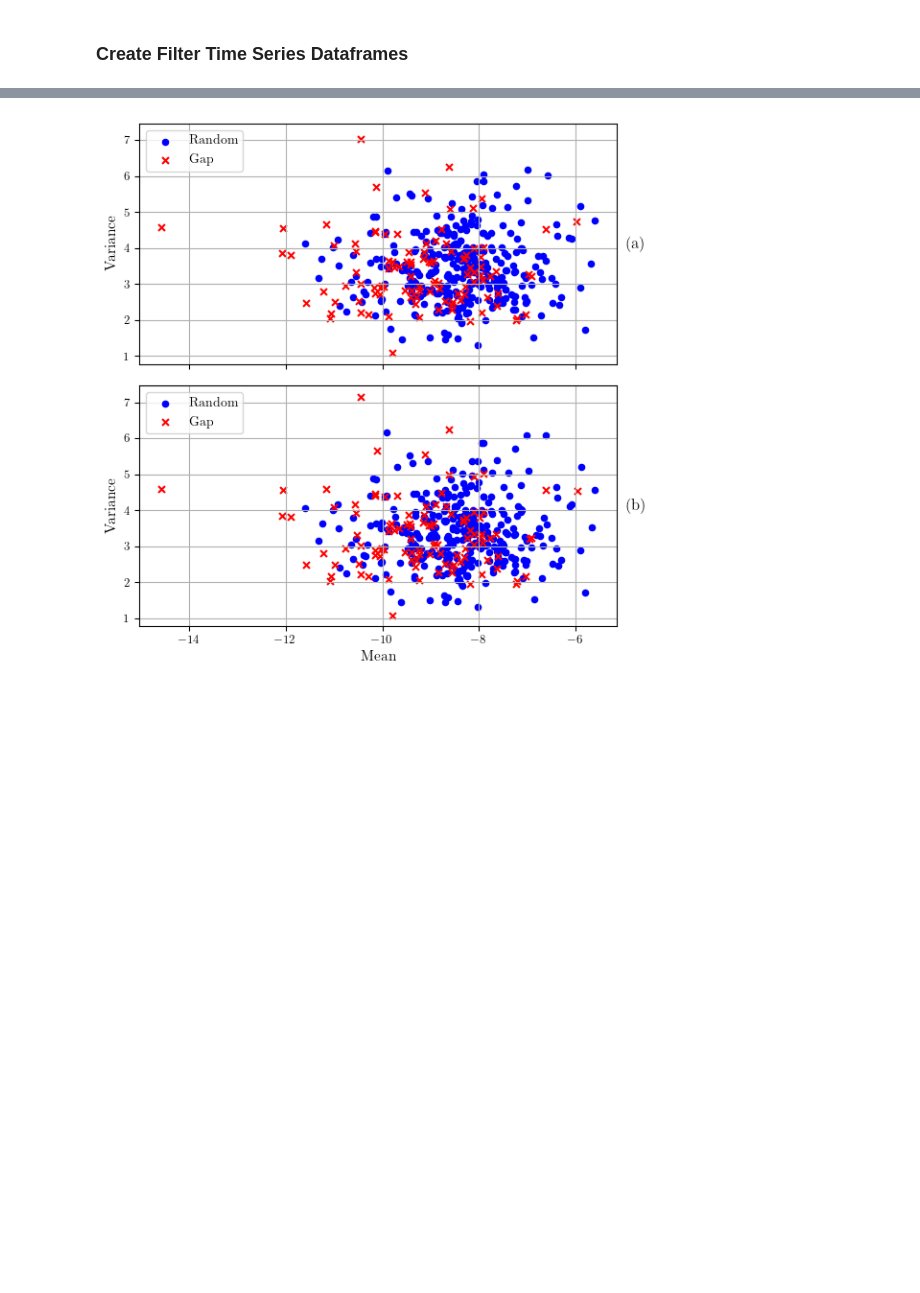
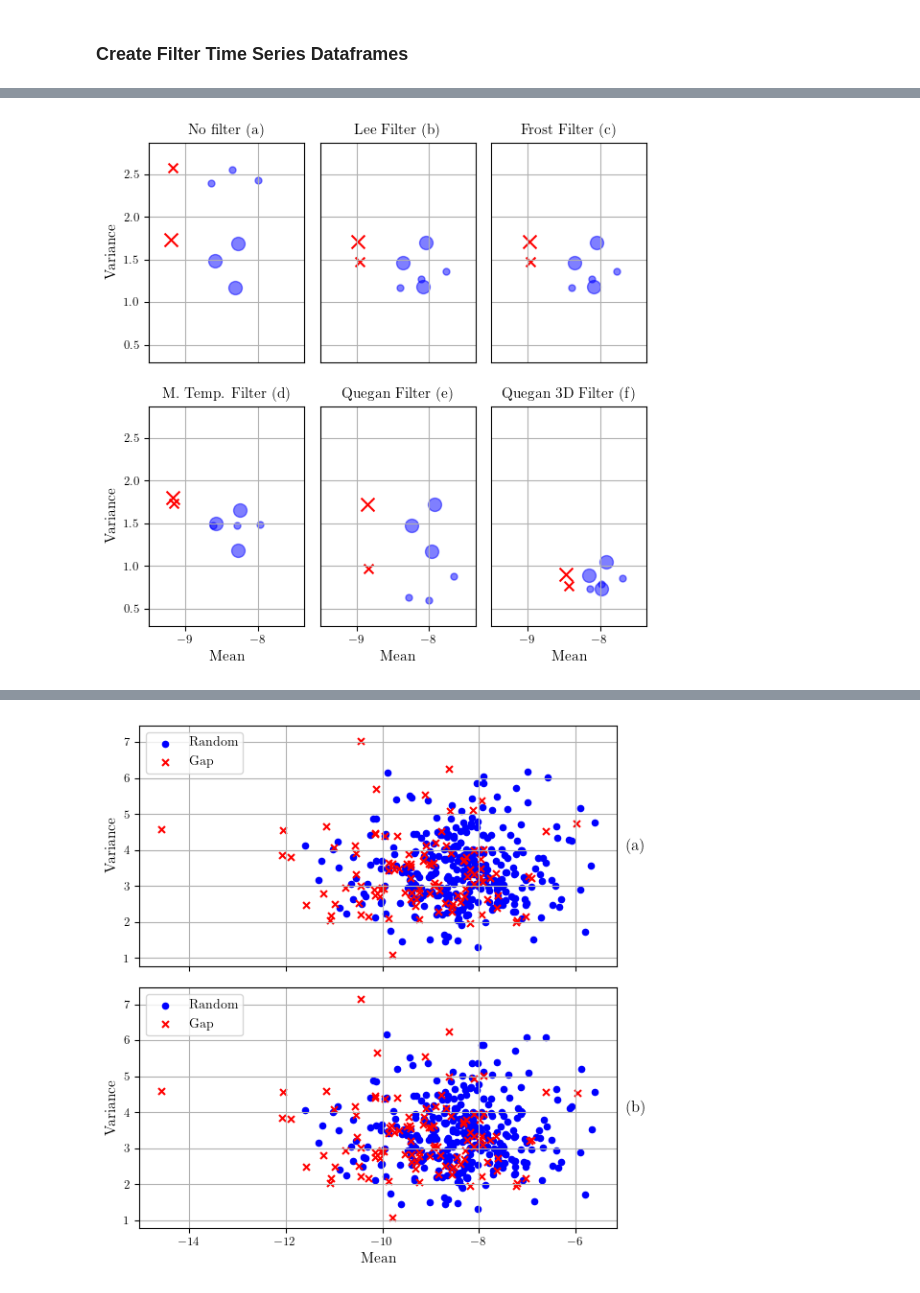
Before and after one commit to ol-webb/tree_gaps4, a Jupyter notebook: all_gaps_mk2/main1.ipynb, the cells around one changed output, grey strips where cells are left out. Saved outputs shown, nothing was run; the diff lists cells and outputs as text; code cells hidden in the pictures; blank space fills up the shorter version.

```diff
--- a/all_gaps_mk2/main1.ipynb
+++ b/all_gaps_mk2/main1.ipynb
@@ -1603,8 +1700,10 @@ _2yr_dfs_frost = [df_frost_gaps, [df_series_2yr_random1_frost,df_series_2yr_rand
 _2yr_dfs_lee = [df_lee_gaps, [df_series_2yr_random1_lee,df_series_2yr_random2_lee,df_series_2yr_random3_lee]]
 _2yr_dfs_temporal = [df_temporal_gaps, [df_series_2yr_random1_temporal,df_series_2yr_random2_temporal,df_series_2yr_random3_temporal]]
 _2yr_dfs_temporal_lee = [df_temporal_lee_gaps, [df_series_2yr_random1_temporal_lee,df_series_2yr_random2_temporal_lee,df_series_2yr_random3_temporal_lee]]
-_2yr_dfs_lee_temporal = [df_lee_temporal_gaps, [df_series_2yr_random1_lee_temporal,df_series_2yr_random2_lee_temporal,df_series_2yr_random3_lee_temporal]]
-_2yr_dfs_wiener = [df_wiener_gaps, [df_series_2yr_random1_wiener,df_series_2yr_random2_wiener,df_series_2yr_random3_wiener]]
+_2yr_dfs_temporal_frost = [df_temporal_frost_gaps, [df_series_2yr_random1_temporal_frost,df_series_2yr_random2_temporal_frost,df_series_2yr_random3_temporal_frost]]
+_2yr_dfs_quegan = [df_quegan_gaps, [df_series_2yr_random1_quegan,df_series_2yr_random2_quegan,df_series_2yr_random3_quegan]]
+_2yr_dfs_temporal_quegan = [df_temporal_quegan_gaps, [df_series_2yr_random1_temporal_quegan,df_series_2yr_random2_temporal_quegan,df_series_2yr_random3_temporal_quegan]]
+_2yr_dfs_quegan3d = [df_quegan3d_gaps, [df_series_2yr_random1_quegan3d,df_series_2yr_random2_quegan3d,df_series_2yr_random3_quegan3d]]
 # %%
 def extract_variances(dfs):
     variances = []
@@ -1732,3 +1833,83 @@ plt.show()
+# %%
+
+def plot_side_by_side_6(dfs1, dfs2, dfs3, dfs4, dfs5, dfs6, labels1, labels2, labels3, labels4, labels5, labels6):
+    fig, axs = plt.subplots(2, 3, figsize=(6, 6), sharex=True, sharey=True)
+
+    # Initialize lists to hold all the scatter points for x and y
+    all_x = []
+    all_y = []
+
+    def plot_scatter(ax, gap_df, random_dfs, color_gap, color_random):
+        (ensemble_mean, ensemble_var), (aggregate_mean, aggregate_var) = aggregate_and_ensemble_vals(gap_df)
+        all_x.extend([ensemble_mean, aggregate_mean])
+        all_y.extend([ensemble_var, aggregate_var])
+        ax.scatter(ensemble_mean, ensemble_var, color=color_gap, marker='x', s=100, label='Gap - Ensemble')
+        ax.scatter(aggregate_mean, aggregate_var, color=color_gap, marker='x', s=50, label='Gap - Aggregate')
+        for df in random_dfs:
+            (ensemble_mean, ensemble_var), (aggregate_mean, aggregate_var) = aggregate_and_ensemble_vals(df)
+            all_x.extend([ensemble_mean, aggregate_mean])
+            all_y.extend([ensemble_var, aggregate_var])
+            ax.scatter(ensemble_mean, ensemble_var, color=color_random, marker='o', s=100, label='Random - Ensemble', alpha=0.5)
+            ax.scatter(aggregate_mean, aggregate_var, color=color_random, marker='o', s=25, label='Random - Aggregate', alpha=0.5)
+
+    # List of dataframes and labels
+    dataframe_list = [dfs1, dfs2, dfs3, dfs4, dfs5, dfs6]
+    labels_list = [labels1, labels2, labels3, labels4, labels5, labels6]
+
+    # Plot for each set of dataframes
+    for idx, (dfs, label) in enumerate(zip(dataframe_list, labels_list)):
+        row, col = divmod(idx, 3)
+        gap_df, random_dfs = dfs
+        plot_scatter(axs[row, col], gap_df, random_dfs, 'red', 'blue')
+        axs[row, col].set_title(label)
+        if row == 1:
+            axs[row, col].set_xlabel('Mean')
+        else:
+            axs[row, col].set_xlabel('')
+            axs[row, col].tick_params(axis='x', which='both', bottom=False)
+        if col == 0:
+            axs[row, col].set_ylabel('Variance')
+        else:
+            axs[row, col].set_ylabel('')
+            axs[row, col].tick_params(axis='y', which='both', left=False)
+        axs[row, col].grid()
+
+    # Compute the min and max for x and y with a 0.3 border
+    x_min, x_max = min(all_x) - 0.3, max(all_x) + 0.3
+    y_min, y_max = min(all_y) - 0.3, max(all_y) + 0.3
+
+    for ax in axs.flat:
+        ax.set_xlim(x_min, x_max)
+        ax.set_ylim(y_min, y_max)
+
+    # Custom legend
+    handles = [
+        plt.Line2D([0], [0], marker='x', color='w', label='Gap - Ensemble', markerfacecolor='none', markeredgecolor='red', markersize=10),
+        plt.Line2D([0], [0], marker='x', color='w', label='Gap - Aggregate', markerfacecolor='none', markeredgecolor='red', markersize=5),
+        plt.Line2D([0], [0], marker='o', color='w', label='Random - Ensemble', markerfacecolor='blue', markeredgecolor='blue', markersize=12, alpha=0.5),
+        plt.Line2D([0], [0], marker='o', color='w', label='Random - Aggregate', markerfacecolor='blue', markeredgecolor='blue', markersize=5, alpha=0.5)
+    ]
+    #fig.legend(handles=handles, loc='upper center', ncol=4, bbox_to_anchor=(0.5, 1.1))
+
+    plt.tight_layout()
+    plt.subplots_adjust(wspace=0.1, hspace=0.2)
+
+# Example usage:
+# Assuming your DataFrames are named as follows
+
+labels1 = 'No filter (a)'
+labels2 = 'Lee Filter (b)'
+labels3 = 'Frost Filter (c)'
+labels4 = 'M. Temp. Filter (d)'
+labels5 = 'Quegan Filter (e)'
+labels6 = 'Quegan 3D Filter (f)'
+
+
+plot_side_by_side_6(_2yr_dfs, _2yr_dfs_lee, _2yr_dfs_frost,_2yr_dfs_temporal,_2yr_dfs_quegan,_2yr_dfs_quegan3d, labels1,labels2,labels3,labels4, labels5, labels6)
+plt.savefig('filter_6_comparison.pdf')
+plt.show()
+# %% [output]
+[figure, added]
 # %%
 ## REMOVE AREA COLUMN FROM FEATURE DATAFRAMES SO WE CAN PLOT
 # only area is removed since its numerical, but areas are only present for gap datapoints, not random ones
```
Also changed, not shown: parts of 17 cells of this notebook, 4 other files.
